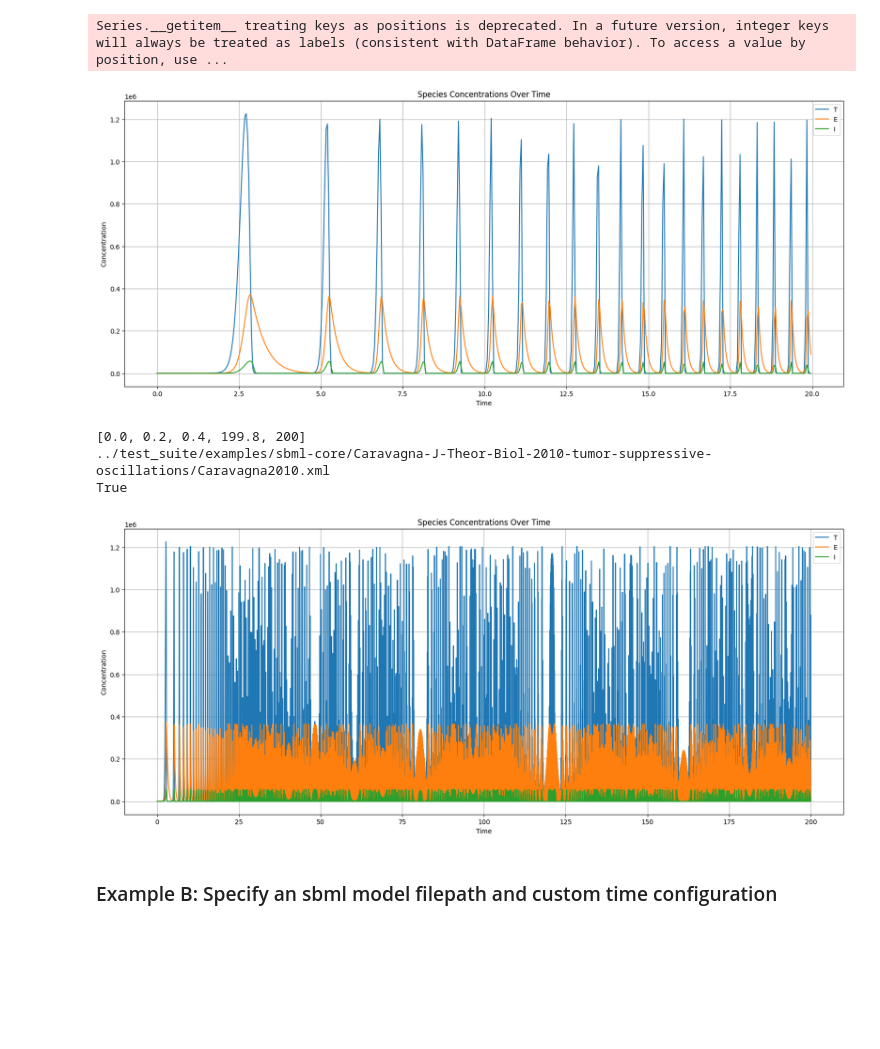
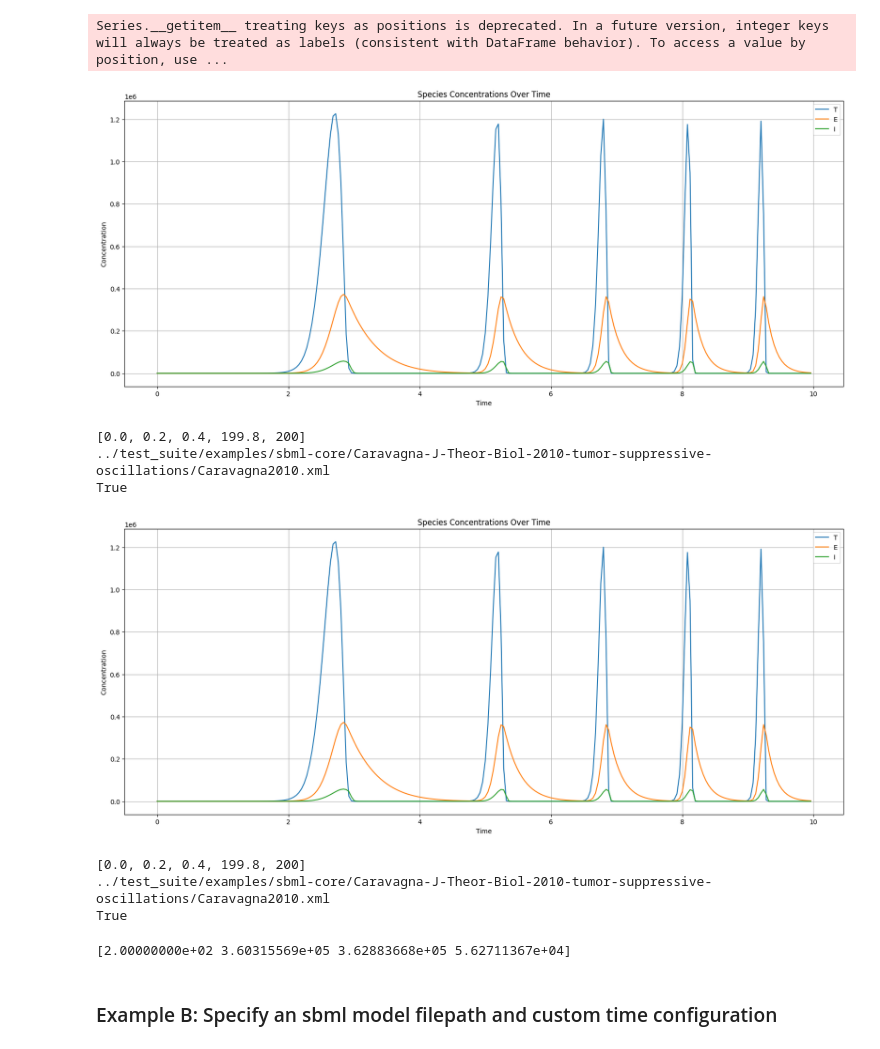
Before and after one commit to vivarium-collective/biosimulator-processes, a Jupyter notebook: demos/ode_process_demo.ipynb, the cells around one changed output. Cells and saved outputs as stored; diff of their text form; code cells hidden in the pictures; blank space fills up the shorter version.

Commit message:
feat: updated output

```diff
--- a/demos/ode_process_demo.ipynb
+++ b/demos/ode_process_demo.ipynb
@@ -55,9 +55,9 @@ copasi_result = copasi_step.update({})
 # %% [output]
 Series.__getitem__ treating keys as positions is deprecated. In a future version, integer keys will always be treated as labels (consistent with DataFrame behavior). To access a value by position, use ...
 # %%
-plot_ode_output_data(copasi_result, sample_size=500)
+plot_ode_output_data(copasi_result, sample_size=250)
 # %% [output]
-[figure, old version]
+[figure, new version]
 # %%
 # Using the higher-level api
 from biosimulator_processes.instance import run_copasi_step_from_omex
@@ -70,9 +70,22 @@ True
 # %%
 # results have plotting built-in
 
-copasi_results_from_api.plot()
+copasi_results_from_api.plot(sample_size=250)
 # %% [output]
-[figure, old version]
+[figure, new version]
+# %%
+from biosimulator_processes.steps.ode_simulation import TelluriumStep
+
+
+tellurium_step = TelluriumStep(archive_dirpath=omex_dir)
+# %% [output]
+[0.0, 0.2, 0.4, 199.8, 200]
+../test_suite/examples/sbml-core/Caravagna-J-Theor-Biol-2010-tumor-suppressive-oscillations/Caravagna2010.xml
+True
+# %%
+tellurium_results = tellurium_step.simulator.simulate(0, tellurium_step.duration, tellurium_step.num_steps)
+# %% [output]
+[2.00000000e+02 3.60315569e+05 3.62883668e+05 5.62711367e+04]
 # %% [markdown]
 ### Example B: Specify an sbml model filepath and custom time configuration
 # %%
```
Also changed, not shown: parts of 14 cells of this notebook, 2 other files.
